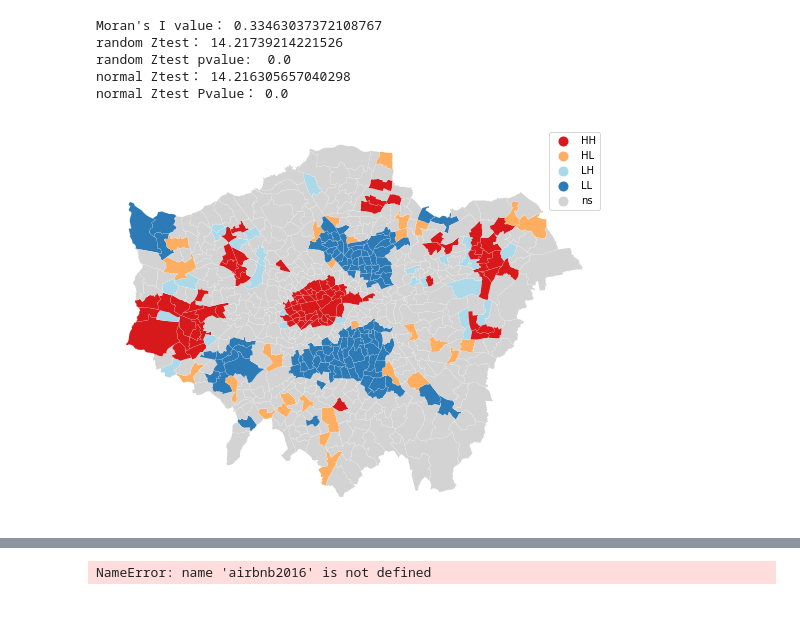
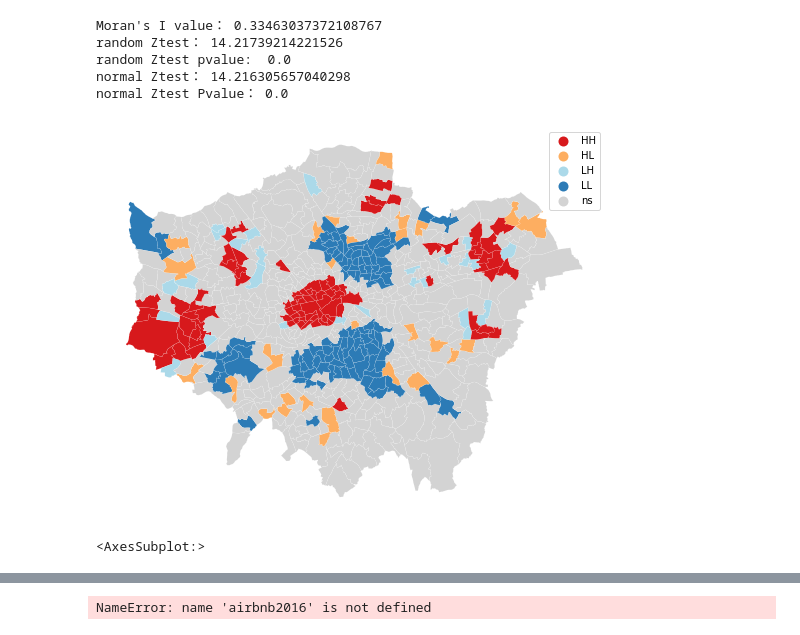
Before and after one commit to korentinchen/fsdsgroupwork, a Jupyter notebook: test.ipynb, the cells around one changed output, grey strips where cells are left out. Saved outputs shown, nothing was run; the diff lists cells and outputs as text; code cells hidden in the pictures.

```diff
--- a/test.ipynb
+++ b/test.ipynb
@@ -537,12 +537,16 @@ normal Ztest Pvalue： 0.0
 # %%
 y_16 = warddata_16_m['percent'].values
 # w = lps.weights.distance.Kernel.from_dataframe(gdf_drop, fixed=False, k=15)
 # w.transform = 'r'
 
 moran_loc_16 = Moran_Local(y_16, wq)
 
 loc_moran_df_16 = pd.DataFrame({'name':warddata_16_m.GSS_CODE, 'loc_moran':moran_loc_16.Is}) # moran_loc.Is
 
-fig, ax = lisa_cluster(moran_loc_16, warddata_16_m, p=0.1, figsize = (9,9))
+fig, ax = lisa_cluster(moran_loc, warddata_m, p=0.1, figsize = (9,9))
 # %% [output]
-[figure, old version]
+[figure, new version]
+# %%
+ax_16
+# %% [output]
+<AxesSubplot:>
```
Also changed, not shown: parts of 5 cells of this notebook.
